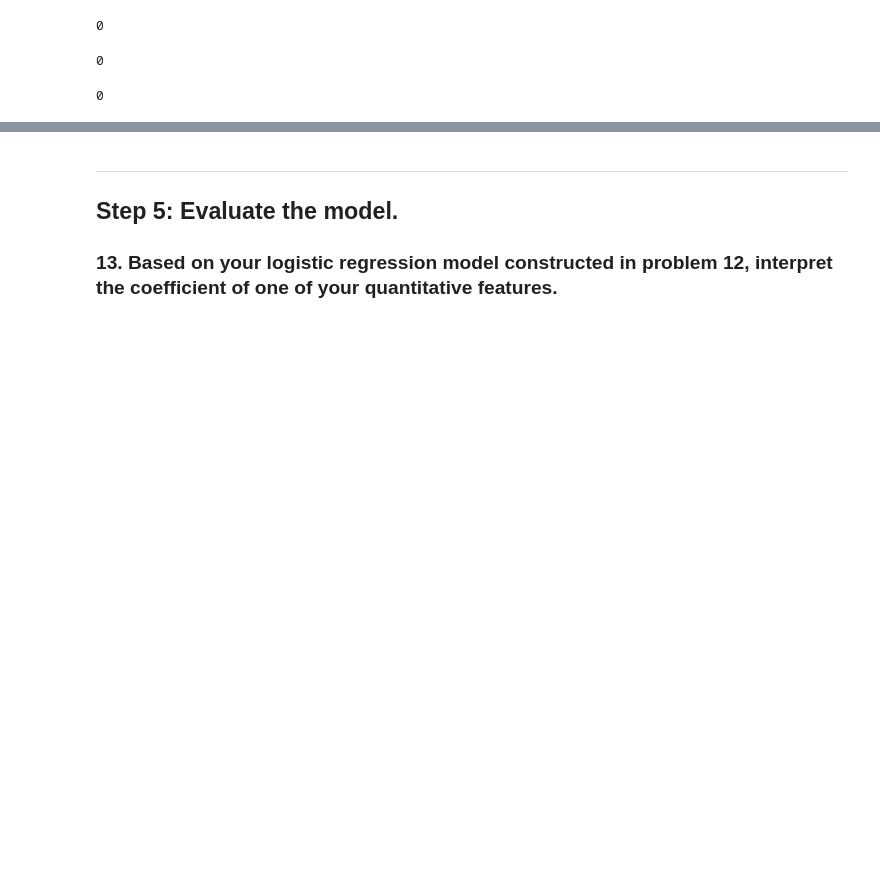
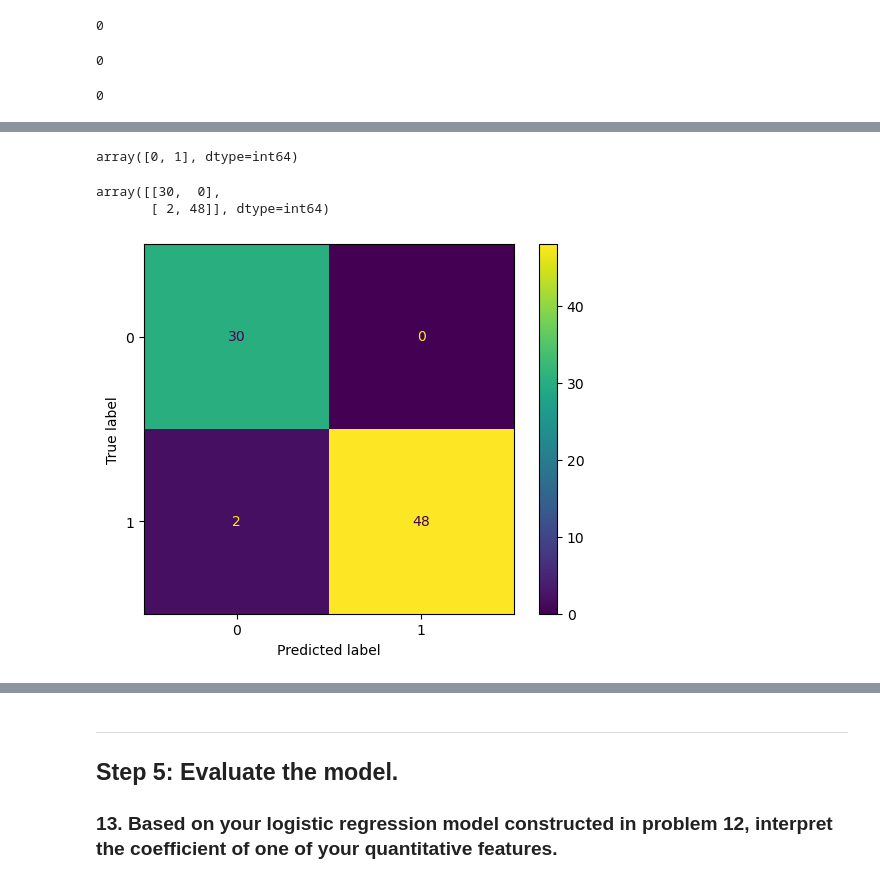
Before and after one commit to nareeratm/classificationeval, a Jupyter notebook: starter-code.ipynb, the cells around one changed output, grey strips where cells are left out. Saved outputs shown, nothing was run; the diff lists cells and outputs as text; code cells hidden in the pictures; blank space fills up the shorter version.

```diff
--- a/starter-code.ipynb
+++ b/starter-code.ipynb
@@ -479,3 +594,6 @@ X_train_sc = sc.fit_transform(X_train)
 
 # Transform
 X_test_sc = sc.transform(X_test)
+# %%
+lr = LogisticRegression()
+lr.fit(X_train_sc, y_train)
@@ -481,0 +610,2 @@ X_test_sc = sc.transform(X_test)
+# %%
+ypreds = lr.predict(X_test_sc)
@@ -481,0 +638,15 @@ X_test_sc = sc.transform(X_test)
+# %%
+cm = confusion_matrix(y_test, ypreds)
+# %%
+lr.classes_
+# %% [output]
+array([0, 1], dtype=int64)
+# %%
+cm
+# %% [output]
+array([[30,  0],
+       [ 2, 48]], dtype=int64)
+# %%
+ConfusionMatrixDisplay(confusion_matrix=cm, display_labels=lr.classes_).plot();
+# %% [output]
+[figure, added]
```
Also changed, not shown: parts of 72 cells of this notebook.
